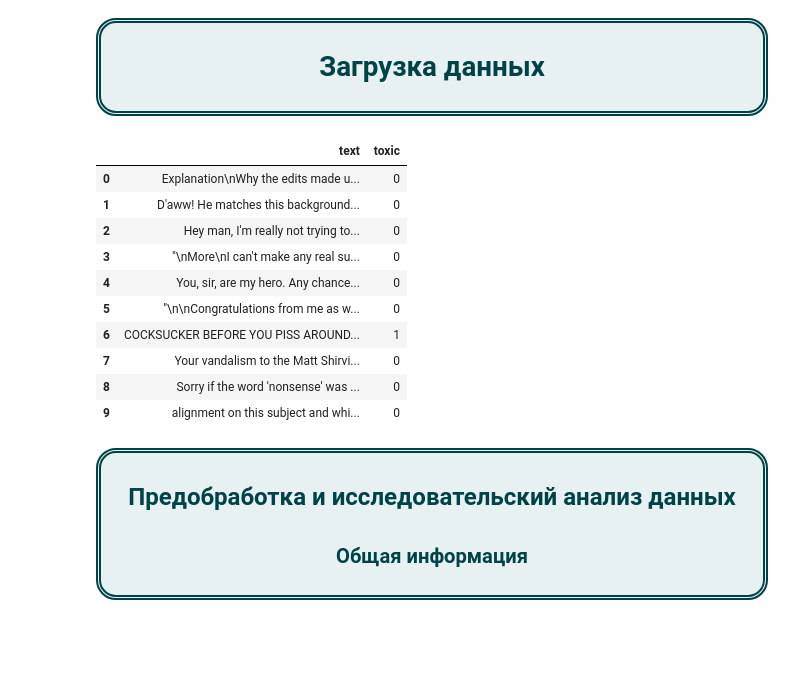
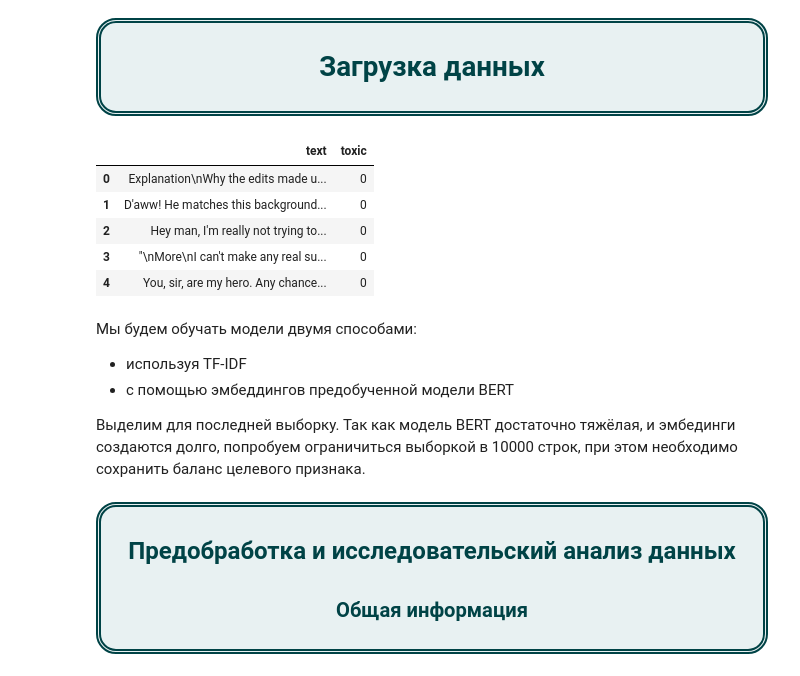
Before and after one commit to Denis-Mukhanov/toxic-comments, a Jupyter notebook: toxic_comments.ipynb, the cells around one changed output. Saved outputs shown, nothing was run; the diff lists cells and outputs as text; code cells hidden in the pictures; blank space fills up the shorter version.

```diff
--- a/toxic_comments.ipynb
+++ b/toxic_comments.ipynb
@@ -112,19 +116,20 @@ pd.options.display.max_colwidth = 500
 # %%
 # загрузка данных:
 try:
     df = pd.read_csv('data/toxic_comments.csv', index_col='Unnamed: 0')
-    display(df.head(10))
+    display(df.head(5))
 except:
     display('Данные не доступны')
 # %% [output]
 |  | text | toxic |
 | 0 | Explanation\nWhy the edits made u... | 0 |
 | 1 | D'aww! He matches this background... | 0 |
 | 2 | Hey man, I'm really not trying to... | 0 |
 | 3 | "\nMore\nI can't make any real su... | 0 |
 | 4 | You, sir, are my hero. Any chance... | 0 |
-| 5 | "\n\nCongratulations from me as w... | 0 |
-| 6 | COCKSUCKER BEFORE YOU PISS AROUND... | 1 |
-| 7 | Your vandalism to the Matt Shirvi... | 0 |
-| 8 | Sorry if the word 'nonsense' was ... | 0 |
-| 9 | alignment on this subject and whi... | 0 |
+# %% [markdown]
+Мы будем обучать модели двумя способами:
+- используя TF-IDF
+- с помощью эмбеддингов предобученной модели BERT
+
+Выделим для последней выборку. Так как модель BERT достаточно тяжёлая, и эмбединги создаются долго, попробуем ограничиться выборкой в 10000 строк, при этом необходимо сохранить баланс целевого признака.
```
Also changed, not shown: parts of 88 cells of this notebook, 1 other file.
